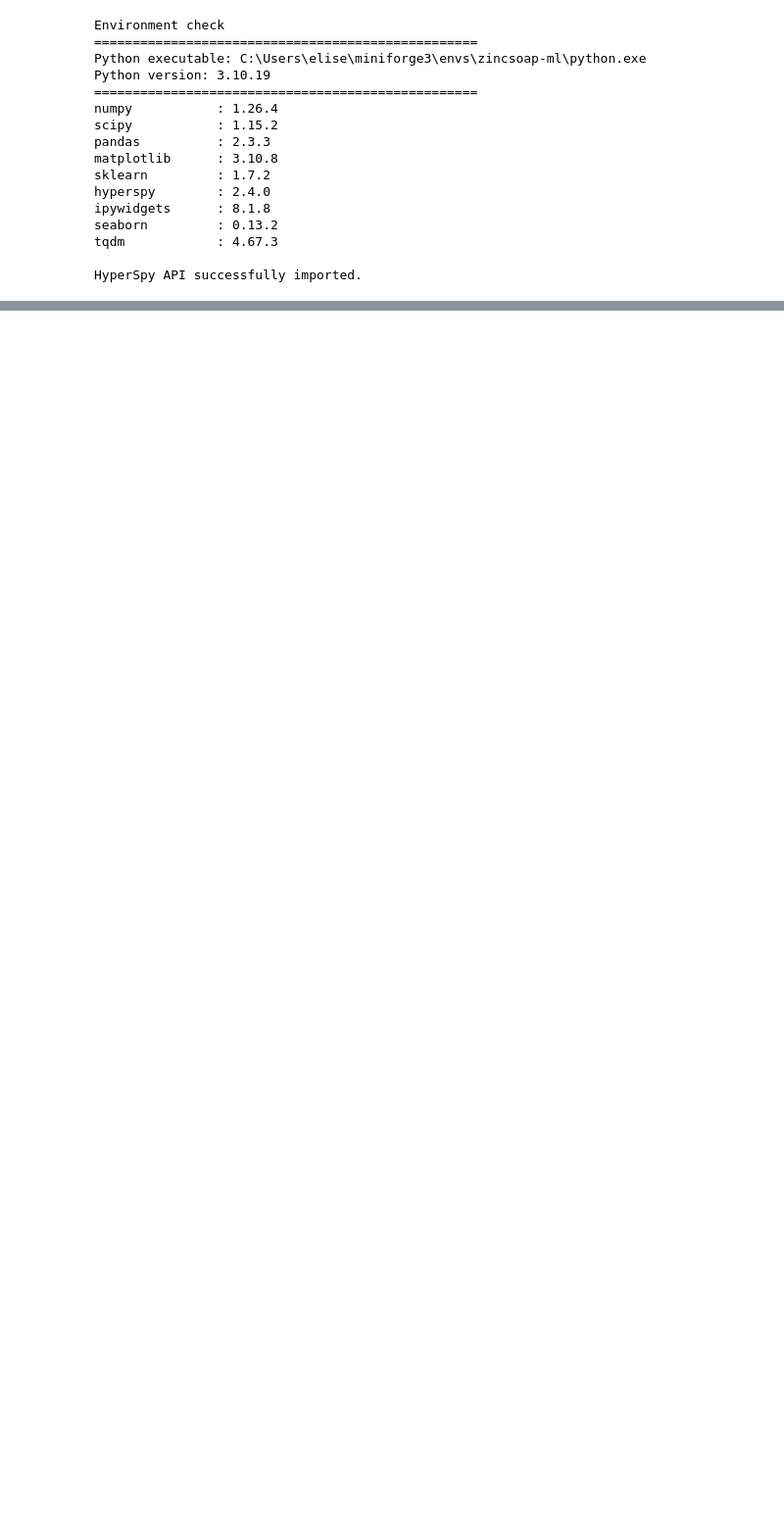
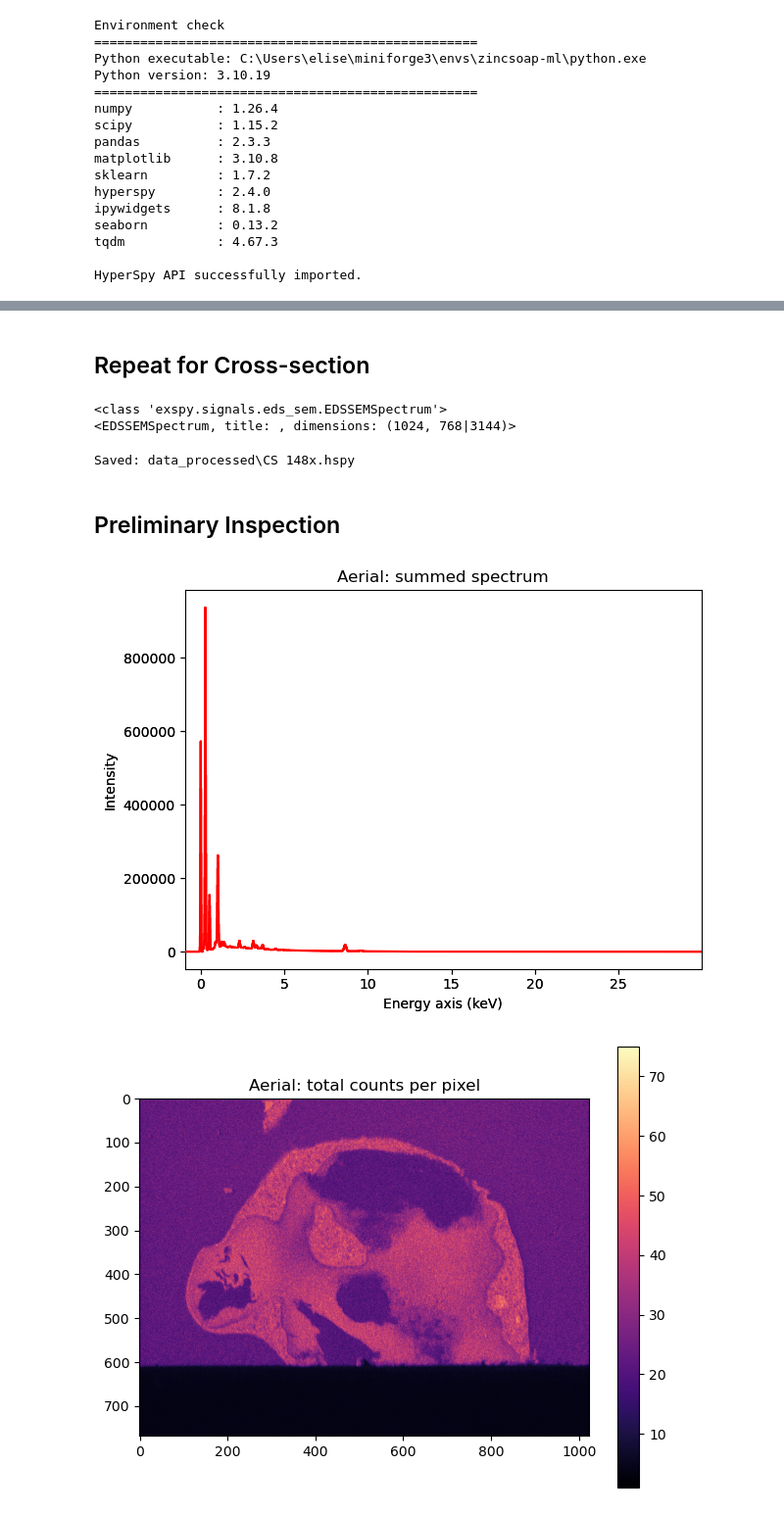
Before and after one commit to eliseetrheim/ZincSoap_ML, a Jupyter notebook: draft.ipynb, the cells around one changed output, grey strips where cells are left out. Shown at 98% size. Drawn from its saved outputs; the diff is of its cells as text; code cells hidden in the pictures; blank space fills up the shorter version.

```diff
--- a/draft.ipynb
+++ b/draft.ipynb
@@ -60,0 +159,64 @@ HyperSpy API successfully imported.
+# %% [markdown]
+## Repeat for Cross-section
+# %%
+cs_rpl = DATA / "CS 148x.rpl"
+
+sC = hs.load(cs_rpl) # Consider cropping bottom pixels, empty
+sC.set_signal_type("EDS_SEM")
+print(type(sC))
+print(sC)
+# %% [output]
+<class 'exspy.signals.eds_sem.EDSSEMSpectrum'>
+<EDSSEMSpectrum, title: , dimensions: (1024, 768|3144)>
+# %%
+# Spatial calibration
+sC.axes_manager[0].name = "x"
+sC.axes_manager[0].scale = 0.859
+sC.axes_manager[0].units = "µm"
+
+sC.axes_manager[1].name = "y"
+sC.axes_manager[1].scale = 0.8859
+sC.axes_manager[1].units = "µm"
+
+# Energy Calibration
+sC.axes_manager[2].name = "Energy"
+sC.axes_manager[2].offset = -0.955
+sC.axes_manager[2].scale = 0.01
+sC.axes_manager[2].units = "keV"
+
+# EDS signal type + elements
+sC.set_signal_type("EDS_SEM")
+sC.add_elements(["C","Cl","Zn","O","Cd","S"])
+
+sC.metadata.General.title = "Cross-section EDS Spectrum Image"
+
+cs_hspy = OUT / "CS 148x.hspy"
+sC.save(cs_hspy, overwrite=True)
+print("Saved:", cs_hspy)
+# %% [output]
+Saved: data_processed\CS 148x.hspy
+# %% [markdown]
+## Preliminary Inspection
+# %%
+def quick_inspect(s, label):
+    # Summed spectrum
+    sum_spec = s.sum(axis=(0, 1))
+    sum_spec.plot()
+    plt.title(f"{label}: summed spectrum")
+    plt.show()
+
+    # Total counts per pixel (sum over energy)
+    total_counts = s.sum(axis=2)
+    plt.figure()
+    plt.imshow(total_counts.data, cmap="magma")
+    plt.title(f"{label}: total counts per pixel")
+    plt.colorbar()
+    plt.tight_layout()
+    plt.savefig(FIGS / f"{label}_total_counts.png", dpi=300)
+    plt.show()
+
+quick_inspect(sA, "Aerial")
+quick_inspect(sC, "CS")
+# %% [output]
+[figure, added]
+[figure, added]
```
Also changed, not shown: parts of 15 cells of this notebook, 9 other files.
